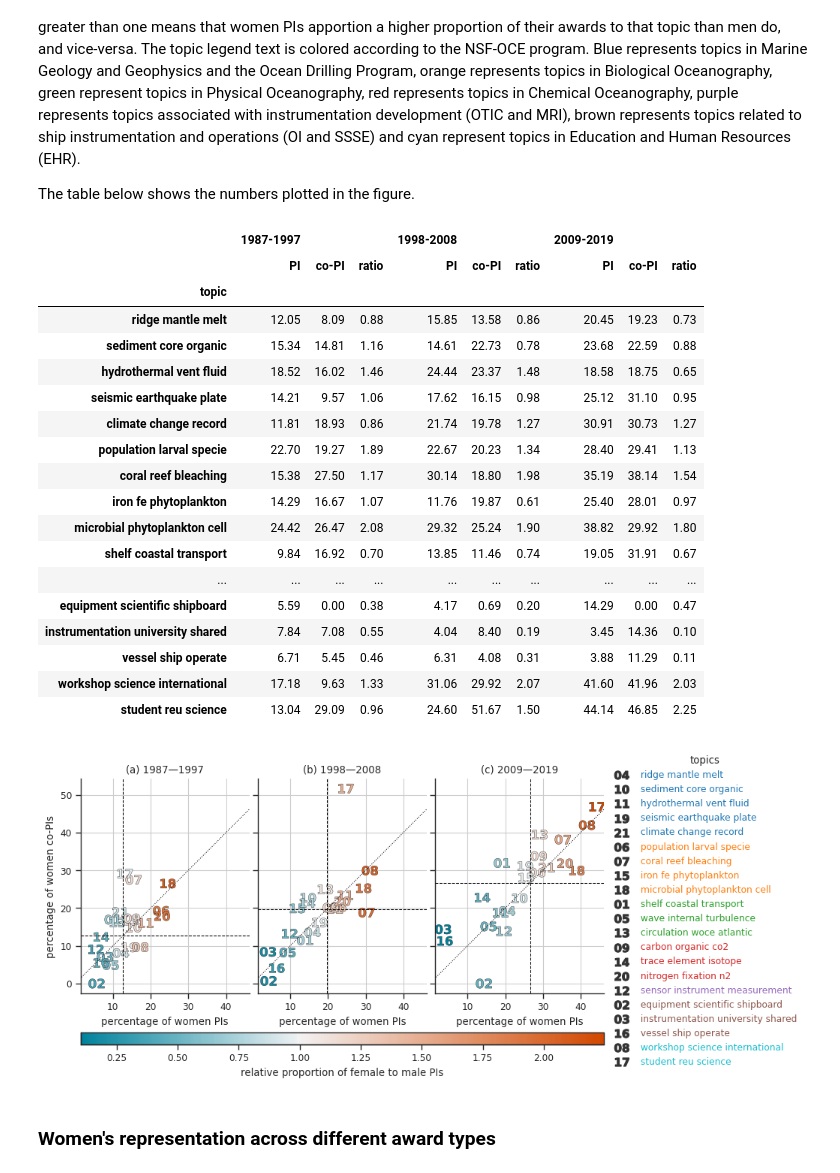
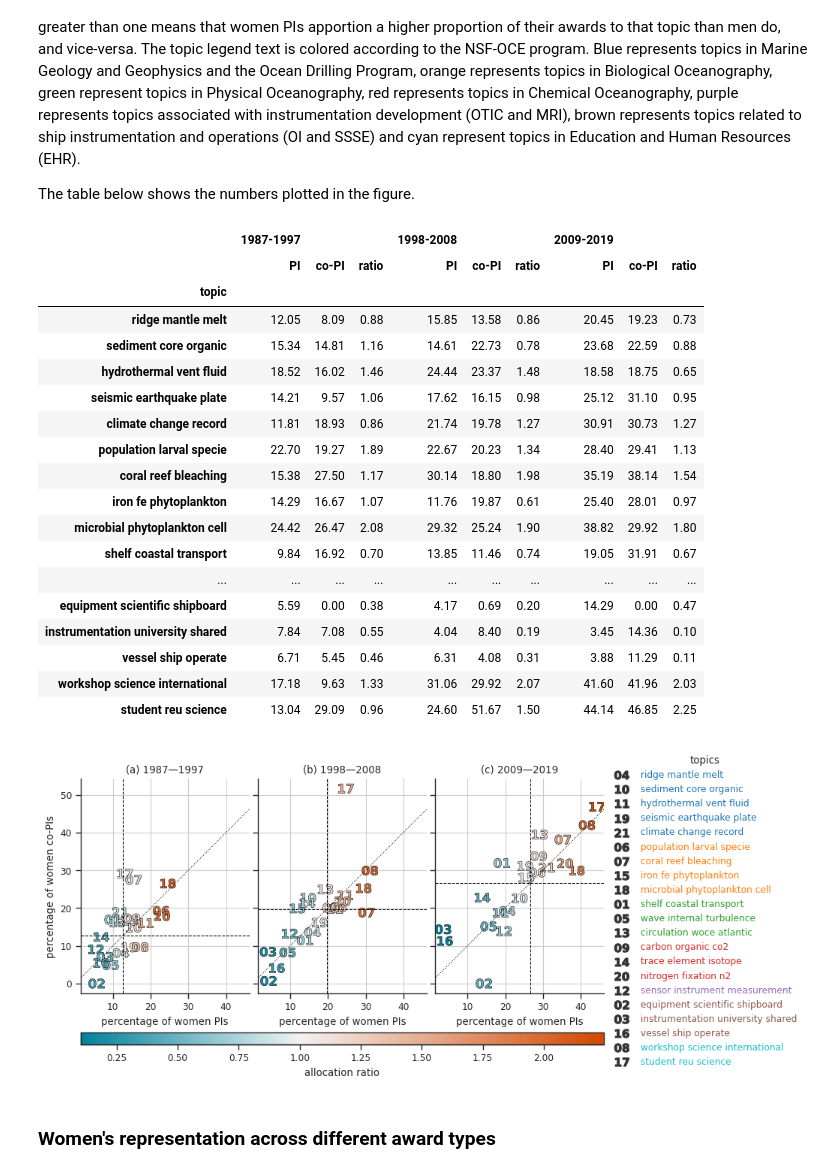
Before and after one commit to idlima/nsf-oce-gender, a Jupyter notebook: manuscript_figures.ipynb, the cells around one changed output. Cells and saved outputs as stored; diff of their text form; code cells hidden in the pictures.

```diff
--- a/manuscript_figures.ipynb
+++ b/manuscript_figures.ipynb
@@ -247,7 +255,7 @@ fig, axs = plt.subplots(1, 3, sharex=True, sharey=True, figsize=(9,4))
 fig.subplots_adjust(wspace=0.05)
 for ax, df, t , wf in zip(axs.ravel(),[by_topic_1, by_topic_2, by_topic_3], titles, wf_means):
     _ = sns.scatterplot(x='PI', y='co-PI', data=df, hue='ratio', s=250, style=df.index, legend='brief',
-                        ax=ax, palette=cmap, edgecolor='k', linewidth=0.25, markers=topic_markers,
+                        ax=ax, palette=cmap, edgecolor='k', linewidth=0.4, markers=topic_markers,
                         hue_norm=colors.TwoSlopeNorm(1, vmin, vmax), alpha=alpha)
     _ = ax.axis('scaled')
     _ = ax.set(xlabel='percentage of women PIs', title=t)
@@ -286,35 +294,35 @@ smap = plt.cm.ScalarMappable(cmap=cmap, norm=colors.TwoSlopeNorm(1, vmin, vmax))
 smap.set_array([])
 l, b, w, h = axs[0].get_position().bounds
 cax = fig.add_axes([l, b-0.17, 0.775, 0.04])
 cb = fig.colorbar(smap, cax=cax, orientation='horizontal')
-_ = cb.set_label('relative proportion of female to male PIs')
+_ = cb.set_label('allocation ratio')
 
 sns.despine(fig)
 fig.savefig('figures/pi_copi_topic_scatter.png',dpi=dpi,bbox_inches='tight')
 
 by_topic = pd.concat([by_topic_1[cols], by_topic_2[cols], by_topic_3[cols]], keys=['1987-1997','1998-2008', '2009-2019'], axis=1)
 by_topic.style.format('{:.2f}')
 # %% [output]
 |  | 1987-1997 |  |  | 1998-2008 |  |  | 2009-2019 |  |  |
 |  | PI | co-PI | ratio | PI | co-PI | ratio | PI | co-PI | ratio |
 | topic |  |  |  |  |  |  |  |  |  |
 | ridge mantle melt | 12.05 | 8.09 | 0.88 | 15.85 | 13.58 | 0.86 | 20.45 | 19.23 | 0.73 |
 | sediment core organic | 15.34 | 14.81 | 1.16 | 14.61 | 22.73 | 0.78 | 23.68 | 22.59 | 0.88 |
 | hydrothermal vent fluid | 18.52 | 16.02 | 1.46 | 24.44 | 23.37 | 1.48 | 18.58 | 18.75 | 0.65 |
 | seismic earthquake plate | 14.21 | 9.57 | 1.06 | 17.62 | 16.15 | 0.98 | 25.12 | 31.10 | 0.95 |
 | climate change record | 11.81 | 18.93 | 0.86 | 21.74 | 19.78 | 1.27 | 30.91 | 30.73 | 1.27 |
 | population larval specie | 22.70 | 19.27 | 1.89 | 22.67 | 20.23 | 1.34 | 28.40 | 29.41 | 1.13 |
 | coral reef bleaching | 15.38 | 27.50 | 1.17 | 30.14 | 18.80 | 1.98 | 35.19 | 38.14 | 1.54 |
 | iron fe phytoplankton | 14.29 | 16.67 | 1.07 | 11.76 | 19.87 | 0.61 | 25.40 | 28.01 | 0.97 |
 | microbial phytoplankton cell | 24.42 | 26.47 | 2.08 | 29.32 | 25.24 | 1.90 | 38.82 | 29.92 | 1.80 |
 | shelf coastal transport | 9.84 | 16.92 | 0.70 | 13.85 | 11.46 | 0.74 | 19.05 | 31.91 | 0.67 |
 | ... | ... | ... | ... | ... | ... | ... | ... | ... | ... |
 | equipment scientific shipboard | 5.59 | 0.00 | 0.38 | 4.17 | 0.69 | 0.20 | 14.29 | 0.00 | 0.47 |
 | instrumentation university shared | 7.84 | 7.08 | 0.55 | 4.04 | 8.40 | 0.19 | 3.45 | 14.36 | 0.10 |
 | vessel ship operate | 6.71 | 5.45 | 0.46 | 6.31 | 4.08 | 0.31 | 3.88 | 11.29 | 0.11 |
 | workshop science international | 17.18 | 9.63 | 1.33 | 31.06 | 29.92 | 2.07 | 41.60 | 41.96 | 2.03 |
 | student reu science | 13.04 | 29.09 | 0.96 | 24.60 | 51.67 | 1.50 | 44.14 | 46.85 | 2.25 |
-[figure, old version]
+[figure, new version]
 # %% [markdown]
 ### Women's representation across different award types
 # %% [markdown]
```
Also changed, not shown: parts of 5 cells of this notebook, 1 other file.
